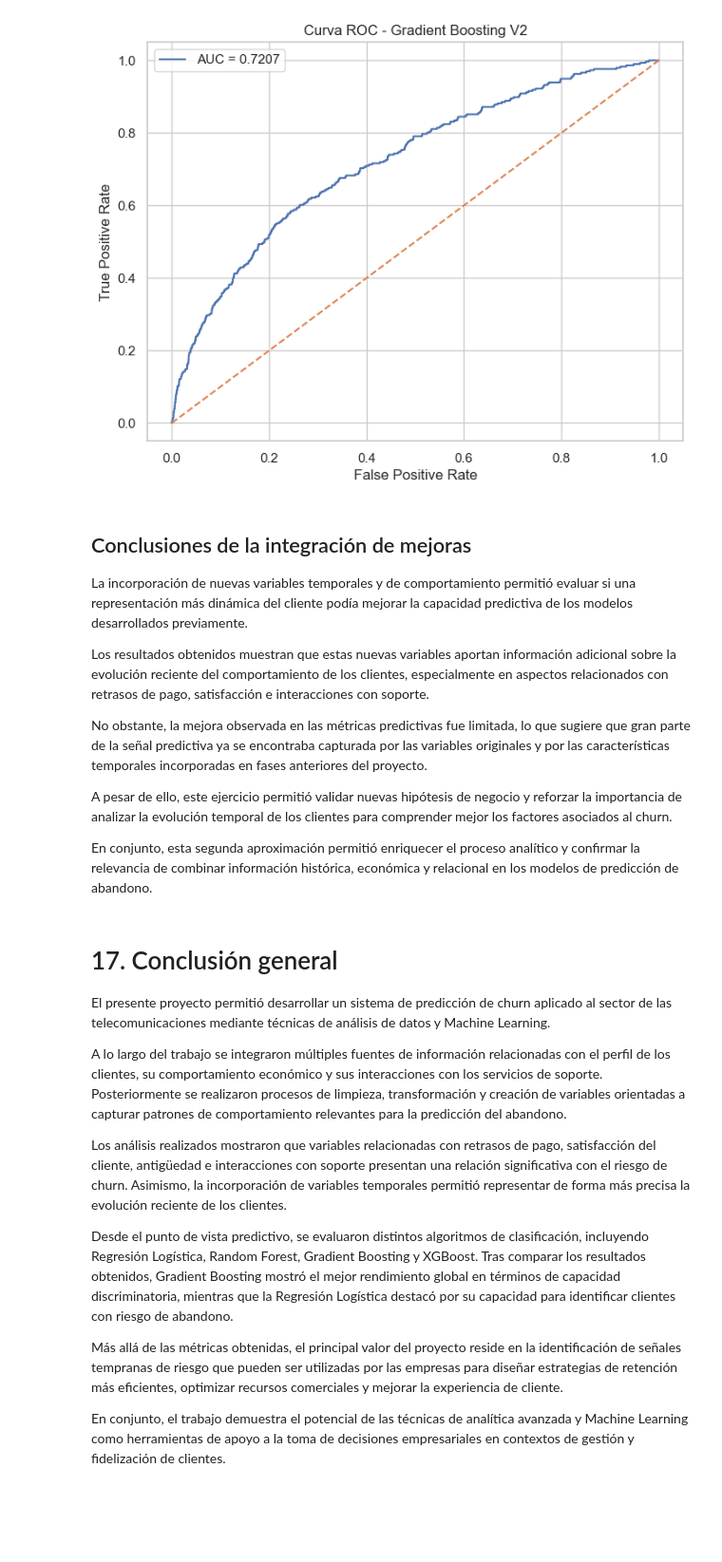
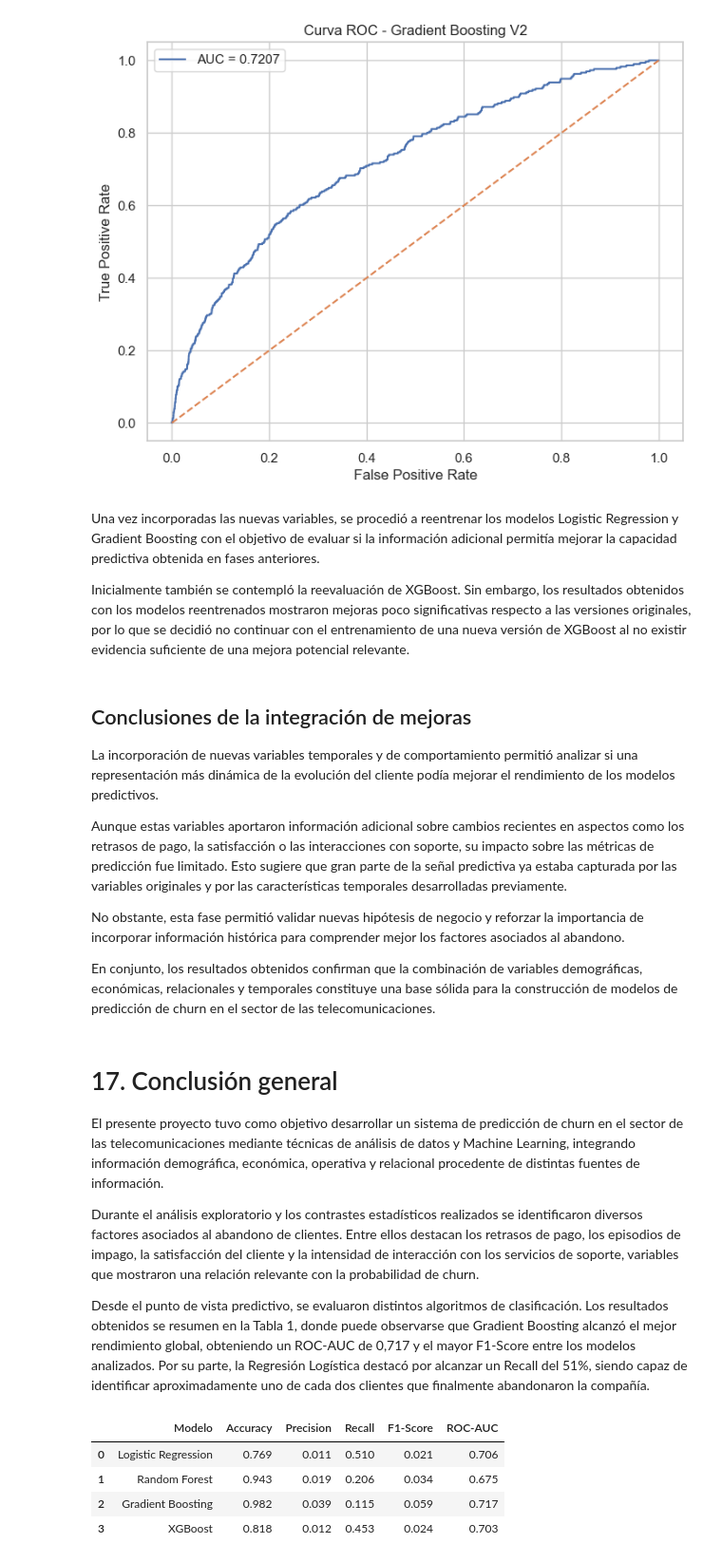
Before and after one commit to franconcha2001-stack/UCV-Churn, a Jupyter notebook: notebooks/notebook_Francisca_ejercicio_Churn.ipynb, the cells around one changed output. Shown at 95% size. Saved outputs shown, nothing was run; the diff lists cells and outputs as text; code cells hidden in the pictures; blank space fills up the shorter version.

Commit message:
Actualización final notebook churn

```diff
--- a/notebooks/notebook_Francisca_ejercicio_Churn.ipynb
+++ b/notebooks/notebook_Francisca_ejercicio_Churn.ipynb
@@ -4747,29 +4726,44 @@ plt.legend()
 plt.show()
 # %% [output]
 [figure]
+# %% [markdown]
+Una vez incorporadas las nuevas variables, se procedió a reentrenar los modelos Logistic Regression y Gradient Boosting con el objetivo de evaluar si la información adicional permitía mejorar la capacidad predictiva obtenida en fases anteriores.
+
+Inicialmente también se contempló la reevaluación de XGBoost. Sin embargo, los resultados obtenidos con los modelos reentrenados mostraron mejoras poco significativas respecto a las versiones originales, por lo que se decidió no continuar con el entrenamiento de una nueva versión de XGBoost al no existir evidencia suficiente de una mejora potencial relevante.
 # %% [markdown]
 ## Conclusiones de la integración de mejoras
 
-La incorporación de nuevas variables temporales y de comportamiento permitió evaluar si una representación más dinámica del cliente podía mejorar la capacidad predictiva de los modelos desarrollados previamente.
+La incorporación de nuevas variables temporales y de comportamiento permitió analizar si una representación más dinámica de la evolución del cliente podía mejorar el rendimiento de los modelos predictivos.
 
-Los resultados obtenidos muestran que estas nuevas variables aportan información adicional sobre la evolución reciente del comportamiento de los clientes, especialmente en aspectos relacionados con retrasos de pago, satisfacción e interacciones con soporte.
+Aunque estas variables aportaron información adicional sobre cambios recientes en aspectos como los retrasos de pago, la satisfacción o las interacciones con soporte, su impacto sobre las métricas de predicción fue limitado. Esto sugiere que gran parte de la señal predictiva ya estaba capturada por las variables originales y por las características temporales desarrolladas previamente.
 
-No obstante, la mejora observada en las métricas predictivas fue limitada, lo que sugiere que gran parte de la señal predictiva ya se encontraba capturada por las variables originales y por las características temporales incorporadas en fases anteriores del proyecto.
+No obstante, esta fase permitió validar nuevas hipótesis de negocio y reforzar la importancia de incorporar información histórica para comprender mejor los factores asociados al abandono.
 
-A pesar de ello, este ejercicio permitió validar nuevas hipótesis de negocio y reforzar la importancia de analizar la evolución temporal de los clientes para comprender mejor los factores asociados al churn.
-
-En conjunto, esta segunda aproximación permitió enriquecer el proceso analítico y confirmar la relevancia de combinar información histórica, económica y relacional en los modelos de predicción de abandono.
+En conjunto, los resultados obtenidos confirman que la combinación de variables demográficas, económicas, relacionales y temporales constituye una base sólida para la construcción de modelos de predicción de churn en el sector de las telecomunicaciones.
 # %% [markdown]
 # 17. Conclusión general
 
-El presente proyecto permitió desarrollar un sistema de predicción de churn aplicado al sector de las telecomunicaciones mediante técnicas de análisis de datos y Machine Learning.
+El presente proyecto tuvo como objetivo desarrollar un sistema de predicción de churn en el sector de las telecomunicaciones mediante técnicas de análisis de datos y Machine Learning, integrando información demográfica, económica, operativa y relacional procedente de distintas fuentes de información.
 
-A lo largo del trabajo se integraron múltiples fuentes de información relacionadas con el perfil de los clientes, su comportamiento económico y sus interacciones con los servicios de soporte. Posteriormente se realizaron procesos de limpieza, transformación y creación de variables orientadas a capturar patrones de comportamiento relevantes para la predicción del abandono.
+Durante el análisis exploratorio y los contrastes estadísticos realizados se identificaron diversos factores asociados al abandono de clientes. Entre ellos destacan los retrasos de pago, los episodios de impago, la satisfacción del cliente y la intensidad de interacción con los servicios de soporte, variables que mostraron una relación relevante con la probabilidad de churn.
 
-Los análisis realizados mostraron que variables relacionadas con retrasos de pago, satisfacción del cliente, antigüedad e interacciones con soporte presentan una relación significativa con el riesgo de churn. Asimismo, la incorporación de variables temporales permitió representar de forma más precisa la evolución reciente de los clientes.
-
-Desde el punto de vista predictivo, se evaluaron distintos algoritmos de clasificación, incluyendo Regresión Logística, Random Forest, Gradient Boosting y XGBoost. Tras comparar los resultados obtenidos, Gradient Boosting mostró el mejor rendimiento global en términos de capacidad discriminatoria, mientras que la Regresión Logística destacó por su capacidad para identificar clientes con riesgo de abandono.
-
-Más allá de las métricas obtenidas, el principal valor del proyecto reside en la identificación de señales tempranas de riesgo que pueden ser utilizadas por las empresas para diseñar estrategias de retención más eficientes, optimizar recursos comerciales y mejorar la experiencia de cliente.
-
-En conjunto, el trabajo demuestra el potencial de las técnicas de analítica avanzada y Machine Learning como herramientas de apoyo a la toma de decisiones empresariales en contextos de gestión y fidelización de clientes.
+Desde el punto de vista predictivo, se evaluaron distintos algoritmos de clasificación. Los resultados obtenidos se resumen en la Tabla 1, donde puede observarse que Gradient Boosting alcanzó el mejor rendimiento global, obteniendo un ROC-AUC de 0,717 y el mayor F1-Score entre los modelos analizados. Por su parte, la Regresión Logística destacó por alcanzar un Recall del 51%, siendo capaz de identificar aproximadamente uno de cada dos clientes que finalmente abandonaron la compañía.
+# %%
+comparacion_modelos.style\
+    .format({
+        "Accuracy":"{:.3f}",
+        "Precision":"{:.3f}",
+        "Recall":"{:.3f}",
+        "F1-Score":"{:.3f}",
+        "ROC-AUC":"{:.3f}"
+    })\
+    .background_gradient(
+        subset=["ROC-AUC"],
+        cmap="Greens"
+    )
+# %% [output]
+|  | Modelo | Accuracy | Precision | Recall | F1-Score | ROC-AUC |
+| 0 | Logistic Regression | 0.769 | 0.011 | 0.510 | 0.021 | 0.706 |
+| 1 | Random Forest | 0.943 | 0.019 | 0.206 | 0.034 | 0.675 |
+| 2 | Gradient Boosting | 0.982 | 0.039 | 0.115 | 0.059 | 0.717 |
+| 3 | XGBoost | 0.818 | 0.012 | 0.453 | 0.024 | 0.703 |
```
Also changed, not shown: parts of 11 cells of this notebook.
